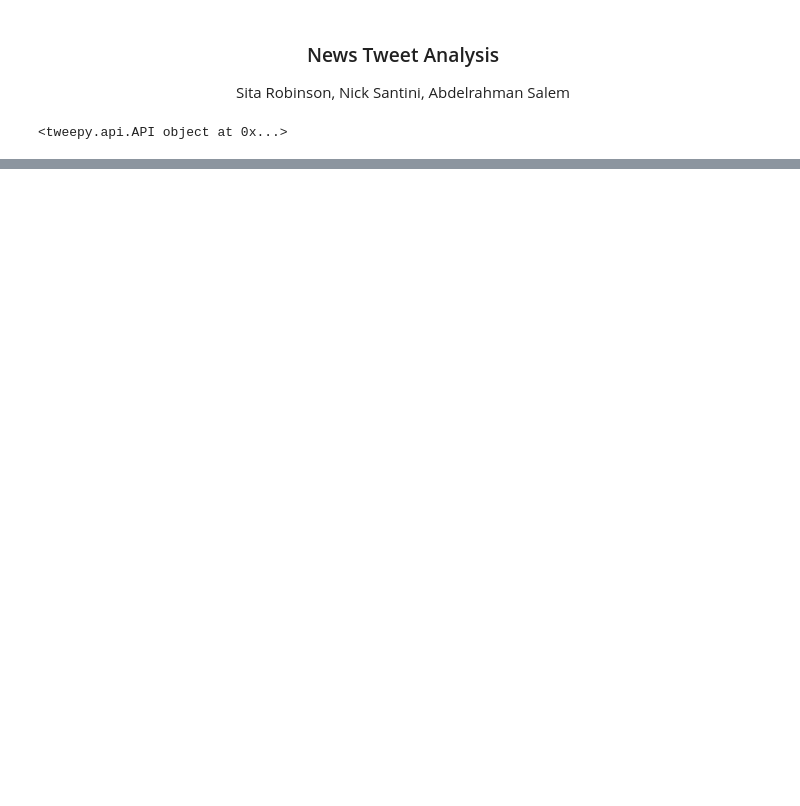
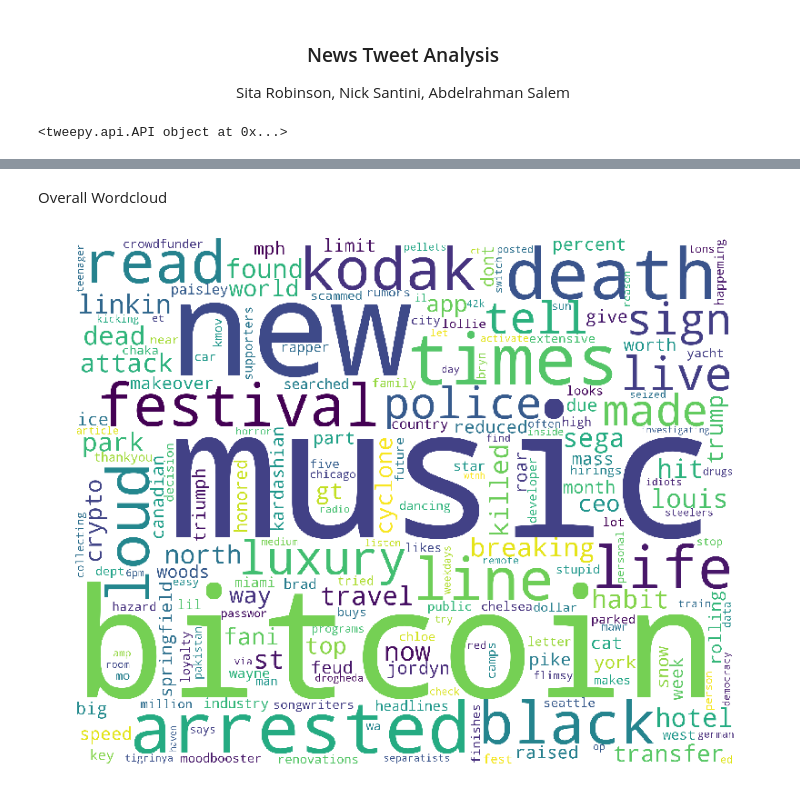
Before and after one commit to pinkdragon1000/News-Tweet-Analysis, a Jupyter notebook: News Tweet Analysis.ipynb, the cells around one changed output, grey strips where cells are left out. Cells and saved outputs as stored; diff of their text form; code cells hidden in the pictures; blank space fills up the shorter version.

Commit message:
adding histogram and word clouds

```diff
--- a/News Tweet Analysis.ipynb
+++ b/News Tweet Analysis.ipynb
@@ -48,0 +33,13 @@ UPDATE 3-Verizon raises profit forecast, loses more phone subscribers https://t.
+# %%
+#Search for English tweets with hashtag 'news'
+tweets = api.search('#news -filter:retweets', lang='en', count=200)
+for item in tweets:
+    if item.lang == "en":
+        if (not item.retweeted) and ('RT @' not in item.text) and (item.favorite_count > 0):
+            print (item.text)
+
+data = pd.DataFrame(data=[tweet.text for tweet in tweets], columns=['Tweets'])
+
+display(data.head(10))
+print("Latest tweet recorded at:")
+print(tweets[0].created_at)
@@ -48,0 +144,27 @@ UPDATE 3-Verizon raises profit forecast, loses more phone subscribers https://t.
+# %%
+pos = data[data['compound']> 0.3]
+pos = pos['Tweets']
+neg = data[data['compound']< -0.3]
+neg = neg['Tweets']
+def wordcloud_draw(data):
+    words = ' '.join(data)
+    cleaned_word = " ".join([word.lower() for word in words.split()
+                            if 'http' not in word
+                                and not word.startswith('@')
+                                and not word.startswith('#')
+                                and word != 'RT'
+                            ])
+    wordcloud = WordCloud(stopwords=STOPWORDS,
+                      background_color='white',
+                      width=2500,
+                      height=2000
+                     ).generate(cleaned_word)
+    plt.figure(1,figsize=(13, 13))
+    plt.imshow(wordcloud)
+    plt.axis('off')
+    plt.show()
+
+print("Positive words")
+wordcloud_draw(pos)
+print("Negative words")
+wordcloud_draw(neg)
@@ -48,0 +176,6 @@ UPDATE 3-Verizon raises profit forecast, loses more phone subscribers https://t.
+# %% [markdown]
+Overall Wordcloud
+# %%
+wordcloud_draw(data['Tweets'])
+# %% [output]
+[figure, added]
```
Also changed, not shown: parts of 14 cells of this notebook, 1 other file.
